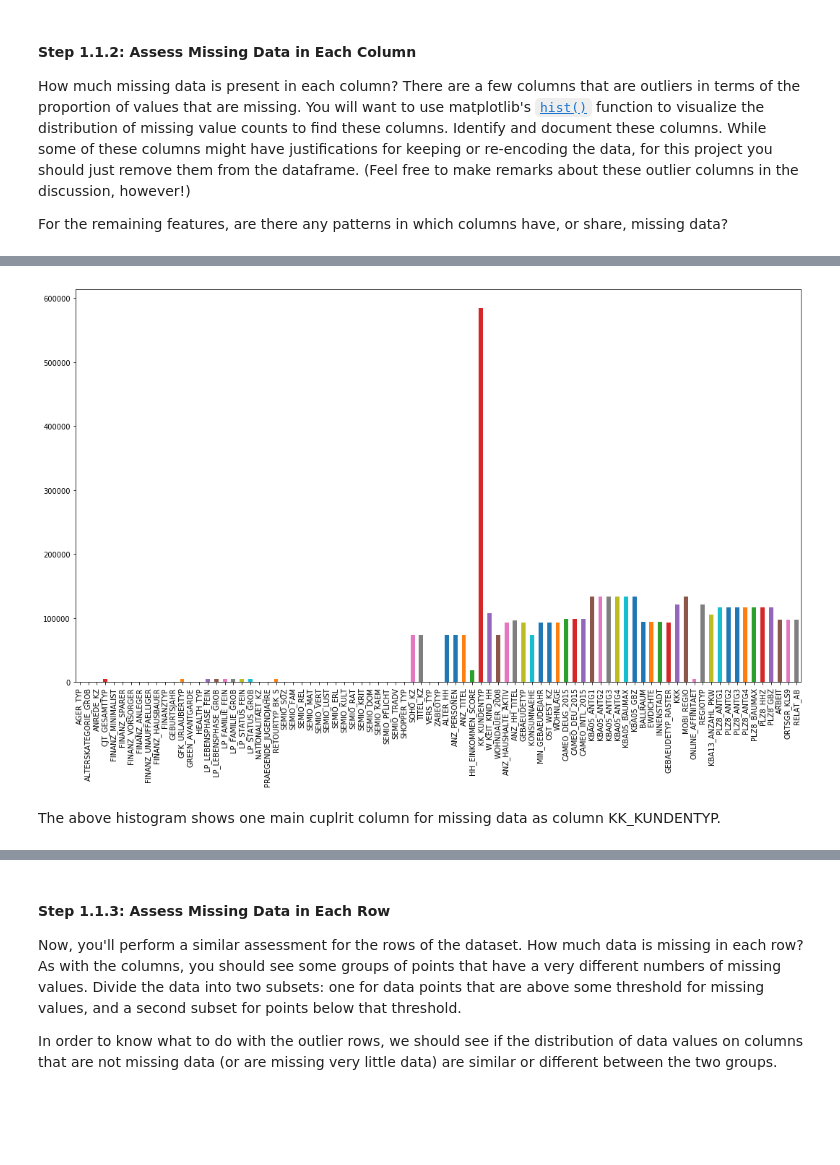
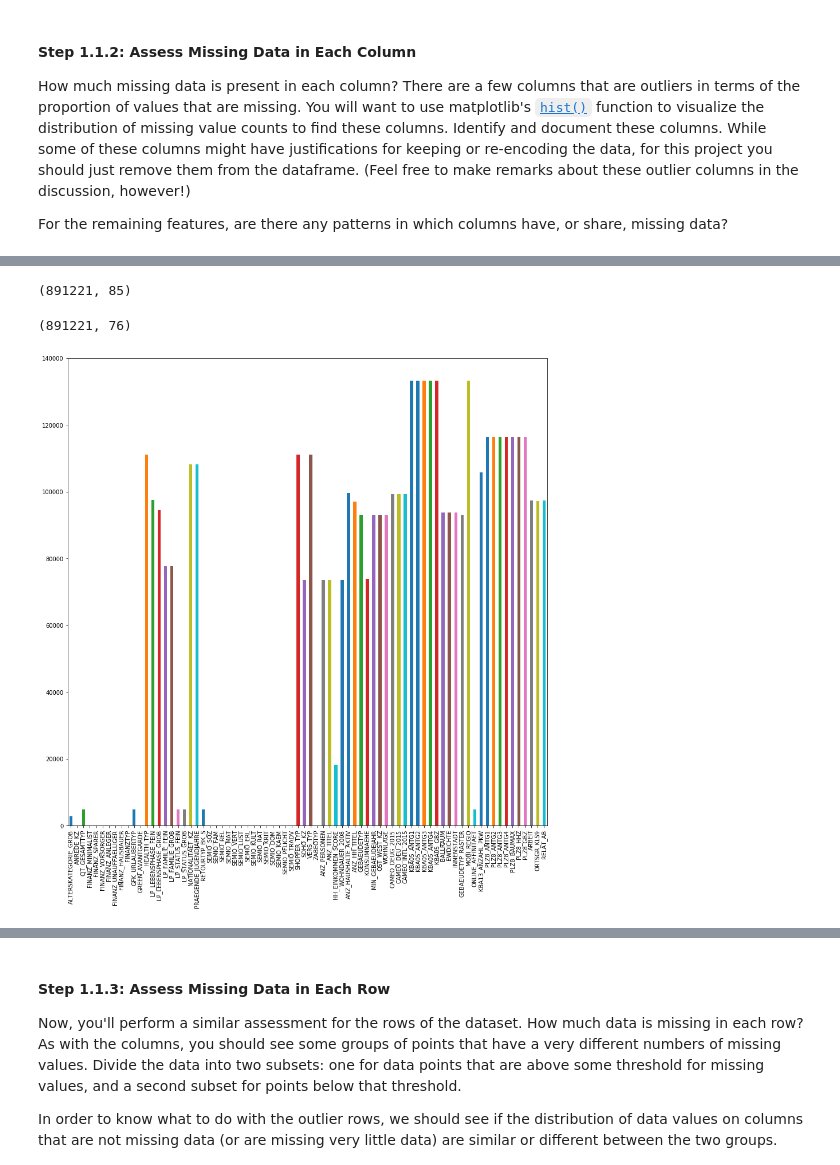
Before and after one commit to etrev17/Unsupervised-Machine-Learning, a Jupyter notebook: Identify_Customer_Segments.ipynb, the cells around one changed output, grey strips where cells are left out. Cells and saved outputs as stored; diff of their text form; code cells hidden in the pictures; blank space fills up the shorter version.

```diff
--- a/Identify_Customer_Segments.ipynb
+++ b/Identify_Customer_Segments.ipynb
@@ -234,0 +223,10 @@ dtype: float64
+# %%
+# Investigate patterns in the amount of missing data in each column.
+plt.figure(figsize=(10, 10))
+blank_values_by_column.sort_values(inplace=True)
+plt.hist(blank_values_by_column, bins=100)
+plt.xlabel('Missing Data %')
+plt.ylabel('Percent')
+plt.title('Summary')
+plt.grid(True)
+plt.show()
@@ -234,0 +235,21 @@ dtype: float64
+# %%
+# Remove the outlier columns from the dataset. (You'll perform other data
+# engineering tasks such as re-encoding and imputation later.)
+
+#OLD Going by threshold of 0.02 or 2%
+#OLD Extract column names with blank percentages less than the threshold
+#OLD columns_to_remove = less_than_2_perct
+#OLD Define columns to remove
+
+#OLD Remove 'KK_KUNDENTYP' column from columns_to_remove along with any column from blank_pct_by_column with values below 2%
+#OLD columns_to_remove = ['CJT_GESAMTTYP','GFK_URLAUBERTYP','LP_FAMILIE_FEIN','LP_FAMILIE_GROB','LP_LEBENSPHASE_FEIN','LP_LEBENSPHASE_GROB','LP_STATUS_FEIN','LP_STATUS_GROB','ONLINE_AFFINITAET','RETOURTYP_BK_S','PLZ8_ANTG1','PLZ8_ANTG2','PLZ8_ANTG3','PLZ8_ANTG4','PLZ8_BAUMAX','PLZ8_GBZ','PLZ8_HHZ','KKK','REGIOTYP','KBA05_ANTG1','KBA05_ANTG2','KBA05_ANTG3','KBA05_ANTG4','KBA05_BAUMAX','KBA05_GBZ','MOBI_REGIO','KK_KUNDENTYP']
+#OLD Remove selected columns from the azdias dataframe
+#OLD azdias_temp = azdias.drop(columns=columns_to_remove)
+missing_15_plus_column = blank_values_by_column[blank_values_by_column>15]
+
+
+drop_missing_list = missing_15_plus_column.index.tolist()
+print('15 % or more missing data:')
+
+for item in drop_missing_list:
+    print(item)
@@ -235,6 +267,20 @@ dtype: float64
+# %%
+azdias.shape
+# %% [output]
+(891221, 85)
+# %%
+#Apply drop by columns
+azdias = azdias.drop(drop_missing_list, axis=1)
+# %%
+azdias.shape
+# %% [output]
+(891221, 76)
+# %%
+# Graph difference of null values with 15% or more in missing values in barchart
+
+new_blank_values_by_column = azdias.isnull().sum()
+sorted_new_blank_values = new_blank_values_by_column.sort_values(ascending=False)
 # %%
-blank_values_by_column.plot.bar(figsize=(18, 10));
+new_blank_values_by_column.plot.bar(figsize=(15, 15));
 # %% [output]
-[figure, old version]
+[figure, new version]
-# %% [markdown]
-The above histogram shows one main cuplrit column for missing data as column KK_KUNDENTYP.
```
Also changed, not shown: parts of 125 cells of this notebook.
